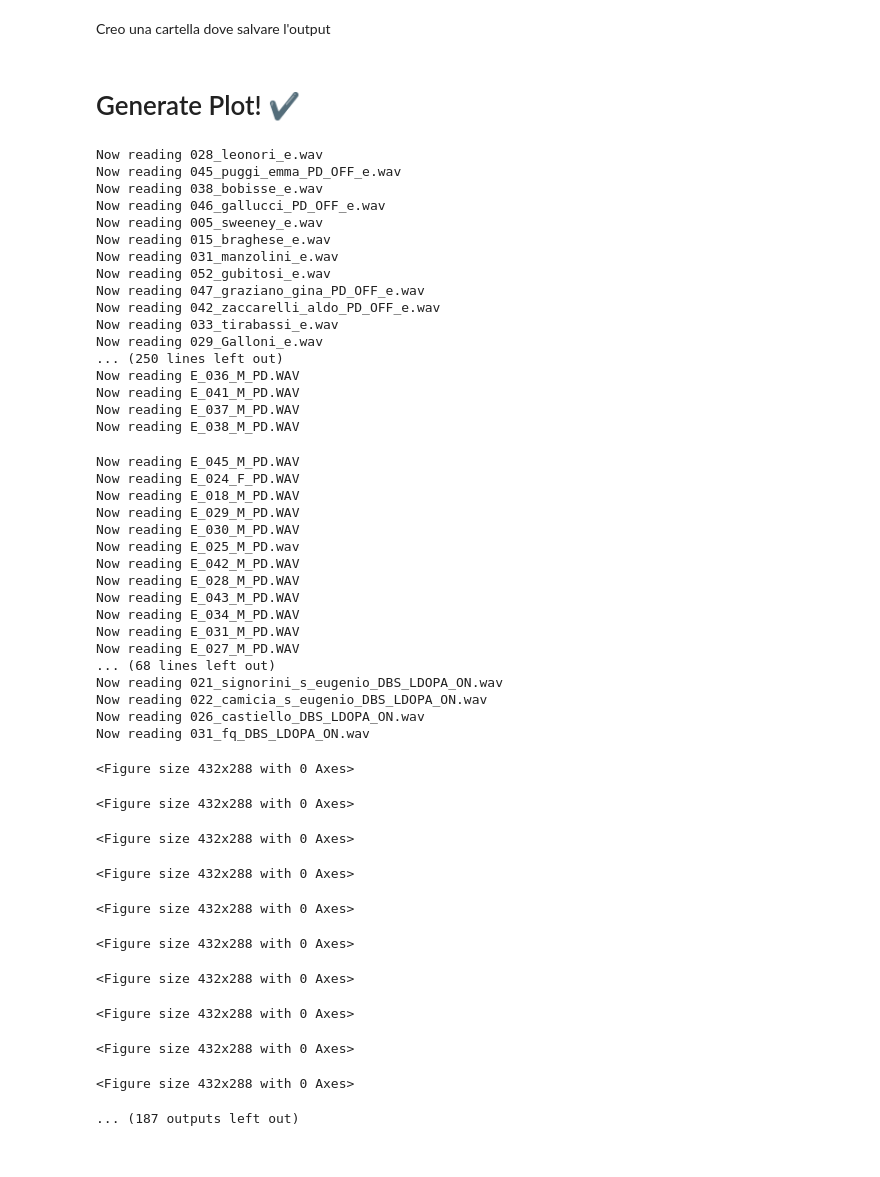
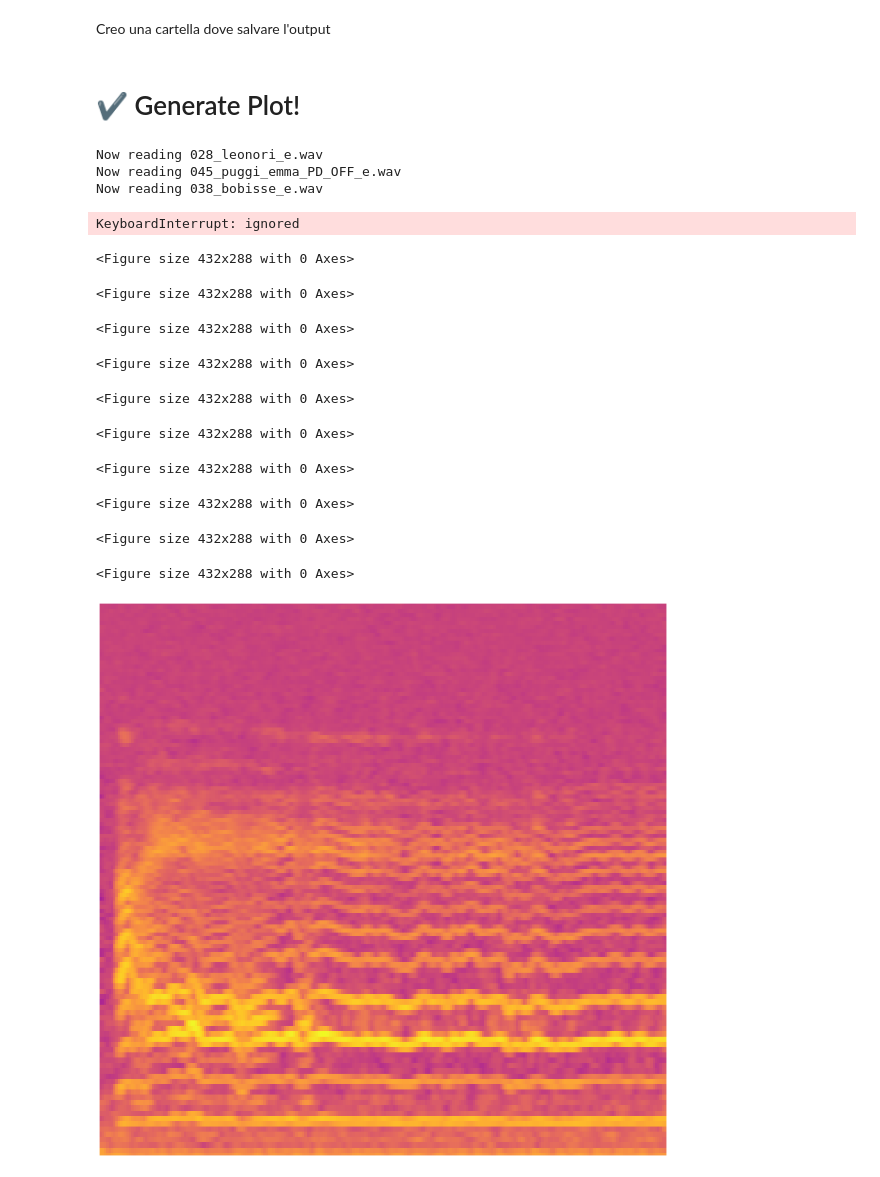
Before and after one commit to pietrodileo/Python_for_MD_thesis, a Jupyter notebook: CreateSpectrogram.ipynb, the cells around one changed output. Cells and saved outputs as stored; diff of their text form; code cells hidden in the pictures.

```diff
--- a/CreateSpectrogram.ipynb
+++ b/CreateSpectrogram.ipynb
@@ -243 +270,6 @@ def plotRASTAMAT(data,sample_rate,save_plot,imageName,overwriteControl,CMAP):
+# %%
+# Data normalization function
+from audiomentations import Normalize, Compose
+# data normalization
+DataNormalization = Compose([Normalize(p=1.0)])
 # %% [markdown]
@@ -482,6 +564,6 @@ Change the value of selection variable to plot:
 selection_var = 3
 destination = SelectDestination(selection_var)
 save_plot = 1; # if 1, save plot on Google Drive
-overwriteControl = 1;
-CMAP = 'jet'
-#palsma, jet, Greys, Greys_r (reverse), ...
+overwriteControl = 0;
+CMAP = 'plasma'
+#plasma, jet, Greys, Greys_r (reverse), ...
@@ -492,7 +578,7 @@ Creo una cartella dove salvare l'output
 if not os.path.exists(os.path.join(OUTPUT_DIR, destination)):
     os.makedirs(os.path.join(OUTPUT_DIR, destination))
 # %% [markdown]
-# Generate Plot! ✔
+# ✔ Generate Plot!
 # %%
 for folders in os.listdir(INPUT_DIR):
   # select a subfolder
@@ -503,81 +589,36 @@ for folders in os.listdir(INPUT_DIR):
     if file_format.lower() in valid_formats:
       data, sample_rate = librosa.load(os.path.join(subfolder,filename))
       # define output path
       file_path, destination_dir, imageName = outputPath(subfolder,filename,OUTPUT_DIR,destination)
 
       print('Now reading', filename)
 
       # create destination folder if it doesn't exist
       if not os.path.exists(destination_dir):
         os.mkdir(destination_dir)
 
+      # Normalize data
+      data = DataNormalization(data,sample_rate)
       # Plot the signal, result is an ndarray containing the plot
       result = signalAnalysis(selection_var,data,sample_rate,
                               save_plot,imageName,overwriteControl,CMAP)
 
       if doAugmentation == True:
-      ## 1. Data Augmentation to the signal
-        Signal_Augmentation(selection_var,data,sample_rate,
-                            save_plot,imageName,overwriteControl,CMAP)
-
-      ## 2. Data Augmentation to the spectrogram
-        # Freq masking
-        param = 10
-        FreqNum = 5
-        FrequencyMasking(result,param,FreqNum,sample_rate,
-                         save_plot,imageName,overwriteControl,CMAP)
-        # Time masking
-        TimeNum = 4
-        TimeMasking(result,param,TimeNum,sample_rate,
-                    save_plot,imageName,overwriteControl,CMAP)
-        # Time + Frequency
-        FreqNum = 3
-        TimeNum = 2
-        Freq_and_Time_Masking(result,param,TimeNum,FreqNum,sample_rate,
-                              save_plot,imageName,overwriteControl,CMAP)
+        DataAugmentation(data,sample_rate,selection_var,save_plot,
+                     imageName,overwriteControl,CMAP,result)
 # %% [output]
 Now reading 028_leonori_e.wav
 Now reading 045_puggi_emma_PD_OFF_e.wav
 Now reading 038_bobisse_e.wav
-Now reading 046_gallucci_PD_OFF_e.wav
-Now reading 005_sweeney_e.wav
-Now reading 015_braghese_e.wav
-Now reading 031_manzolini_e.wav
-Now reading 052_gubitosi_e.wav
-Now reading 047_graziano_gina_PD_OFF_e.wav
-Now reading 042_zaccarelli_aldo_PD_OFF_e.wav
-Now reading 033_tirabassi_e.wav
-Now reading 029_Galloni_e.wav
-... (250 lines left out)
-Now reading E_036_M_PD.WAV
-Now reading E_041_M_PD.WAV
-Now reading E_037_M_PD.WAV
-Now reading E_038_M_PD.WAV
-Now reading E_045_M_PD.WAV
-Now reading E_024_F_PD.WAV
-Now reading E_018_M_PD.WAV
-Now reading E_029_M_PD.WAV
-Now reading E_030_M_PD.WAV
-Now reading E_025_M_PD.wav
-Now reading E_042_M_PD.WAV
-Now reading E_028_M_PD.WAV
-Now reading E_043_M_PD.WAV
-Now reading E_034_M_PD.WAV
-Now reading E_031_M_PD.WAV
-Now reading E_027_M_PD.WAV
-... (68 lines left out)
-Now reading 021_signorini_s_eugenio_DBS_LDOPA_ON.wav
-Now reading 022_camicia_s_eugenio_DBS_LDOPA_ON.wav
-Now reading 026_castiello_DBS_LDOPA_ON.wav
-Now reading 031_fq_DBS_LDOPA_ON.wav
+KeyboardInterrupt: ignored
 <Figure size 432x288 with 0 Axes>
 <Figure size 432x288 with 0 Axes>
 <Figure size 432x288 with 0 Axes>
 <Figure size 432x288 with 0 Axes>
 <Figure size 432x288 with 0 Axes>
 <Figure size 432x288 with 0 Axes>
 <Figure size 432x288 with 0 Axes>
 <Figure size 432x288 with 0 Axes>
 <Figure size 432x288 with 0 Axes>
 <Figure size 432x288 with 0 Axes>
-... (187 outputs left out)
+[figure, added]
```
Also changed, not shown: parts of 29 cells of this notebook.
